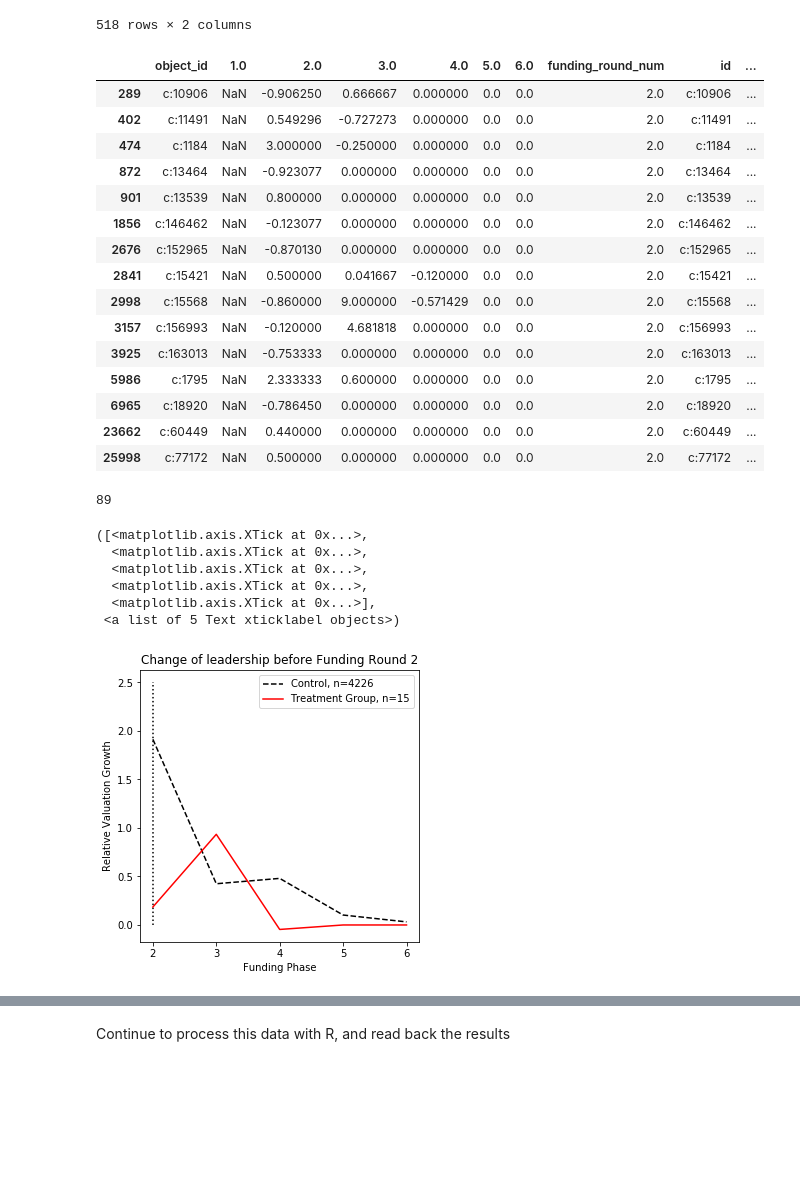
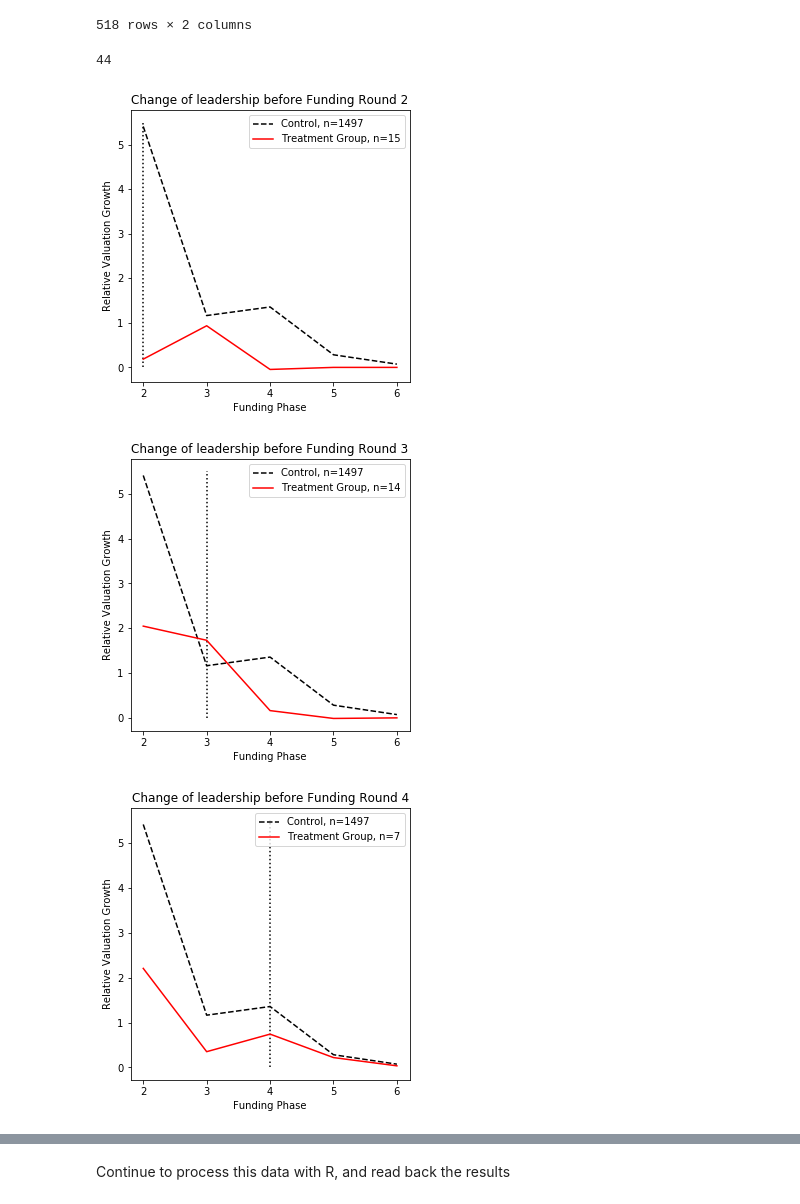
Before and after one commit to chenyangzhu/cz2641-applied-causality, a Jupyter notebook: src/codes/synthetic control.ipynb, the cells around one changed output, grey strips where cells are left out. Saved outputs shown, nothing was run; the diff lists cells and outputs as text; code cells hidden in the pictures; blank space fills up the shorter version.

```diff
--- a/src/codes/synthetic control.ipynb
+++ b/src/codes/synthetic control.ipynb
@@ -31,6 +31,7 @@ funding_matrix = funding_rounds.pivot_table(values="raised_amount_usd",
                            index="object_id",
                            columns='funding_round_num')
 funding_matrix = funding_matrix.pct_change(axis=1) # Use percentage change
+funding_matrix = funding_matrix[funding_matrix[2] !=0]
 funding_matrix
 # %% [output]
 | funding_round_num | 1.0 | 2.0 | 3.0 | 4.0 | 5.0 | 6.0 | 7.0 | 8.0 | 9.0 | 10.0 | ... |
@@ -117,51 +114,72 @@ for i in range(7,16):
   del X[i]
 # %%
 # Sinse we restrict funding round to the first 6
-# if funding round >= 6, we set them NaN
+# if funding round > 6, we set them NaN
 
 X.loc[X.funding_round_num >= 6, "funding_round_num"] = pd.NA
+X.loc[X.funding_round_num == 1, "funding_round_num"] = pd.NA
-# %%
-X[X.funding_round_num == 2]
-# %% [output]
-|  | object_id | 1.0 | 2.0 | 3.0 | 4.0 | 5.0 | 6.0 | funding_round_num | id | ... |
-| 289 | c:10906 | NaN | -0.906250 | 0.666667 | 0.000000 | 0.0 | 0.0 | 2.0 | c:10906 | ... |
-| 402 | c:11491 | NaN | 0.549296 | -0.727273 | 0.000000 | 0.0 | 0.0 | 2.0 | c:11491 | ... |
-| 474 | c:1184 | NaN | 3.000000 | -0.250000 | 0.000000 | 0.0 | 0.0 | 2.0 | c:1184 | ... |
-| 872 | c:13464 | NaN | -0.923077 | 0.000000 | 0.000000 | 0.0 | 0.0 | 2.0 | c:13464 | ... |
-| 901 | c:13539 | NaN | 0.800000 | 0.000000 | 0.000000 | 0.0 | 0.0 | 2.0 | c:13539 | ... |
-| 1856 | c:146462 | NaN | -0.123077 | 0.000000 | 0.000000 | 0.0 | 0.0 | 2.0 | c:146462 | ... |
-| 2676 | c:152965 | NaN | -0.870130 | 0.000000 | 0.000000 | 0.0 | 0.0 | 2.0 | c:152965 | ... |
-| 2841 | c:15421 | NaN | 0.500000 | 0.041667 | -0.120000 | 0.0 | 0.0 | 2.0 | c:15421 | ... |
-| 2998 | c:15568 | NaN | -0.860000 | 9.000000 | -0.571429 | 0.0 | 0.0 | 2.0 | c:15568 | ... |
-| 3157 | c:156993 | NaN | -0.120000 | 4.681818 | 0.000000 | 0.0 | 0.0 | 2.0 | c:156993 | ... |
-| 3925 | c:163013 | NaN | -0.753333 | 0.000000 | 0.000000 | 0.0 | 0.0 | 2.0 | c:163013 | ... |
-| 5986 | c:1795 | NaN | 2.333333 | 0.600000 | 0.000000 | 0.0 | 0.0 | 2.0 | c:1795 | ... |
-| 6965 | c:18920 | NaN | -0.786450 | 0.000000 | 0.000000 | 0.0 | 0.0 | 2.0 | c:18920 | ... |
-| 23662 | c:60449 | NaN | 0.440000 | 0.000000 | 0.000000 | 0.0 | 0.0 | 2.0 | c:60449 | ... |
-| 25998 | c:77172 | NaN | 0.500000 | 0.000000 | 0.000000 | 0.0 | 0.0 | 2.0 | c:77172 | ... |
 # %%
 np.logical_not(X.funding_round_num.isna()).sum()
 # %% [output]
-89
+44
 # %%
 X.to_csv("../data/synthetic_matrix.csv")
 # %%
 plt.figure(figsize=(5,5))
 plt.plot(X[X.funding_round_num.isna()].iloc[:, 2:7].mean(), "k--")
 plt.plot(X[X.funding_round_num == 2].iloc[:, 2:7].mean(), "r")
-plt.vlines(2, ymin=0, ymax=2.5, linestyles="dotted")
+plt.vlines(2, ymin=0, ymax=5.5, linestyles="dotted")
 plt.title("Change of leadership before Funding Round 2")
 
 plt.legend([f"Control, n={(X.funding_round_num.isna()).sum()}",
             f"Treatment Group, n={(X.funding_round_num == 2).sum()}"])
 plt.ylabel("Relative Valuation Growth")
 plt.xlabel("Funding Phase")
 plt.xticks([2,3,4,5,6])
+plt.show()
+
+plt.figure(figsize=(5,5))
+plt.plot(X[X.funding_round_num.isna()].iloc[:, 2:7].mean(), "k--")
+plt.plot(X[X.funding_round_num == 3].iloc[:, 2:7].mean(), "r")
+plt.vlines(3, ymin=0, ymax=5.5, linestyles="dotted")
+plt.title("Change of leadership before Funding Round 3")
+
+plt.legend([f"Control, n={(X.funding_round_num.isna()).sum()}",
+            f"Treatment Group, n={(X.funding_round_num == 3).sum()}"])
+plt.ylabel("Relative Valuation Growth")
+plt.xlabel("Funding Phase")
+plt.xticks([2,3,4,5,6])
+plt.show()
+
+
+plt.figure(figsize=(5,5))
+plt.plot(X[X.funding_round_num.isna()].iloc[:, 2:7].mean(), "k--")
+plt.plot(X[X.funding_round_num == 4].iloc[:, 2:7].mean(), "r")
+plt.vlines(4, ymin=0, ymax=5.5, linestyles="dotted")
+plt.title("Change of leadership before Funding Round 4")
+
+plt.legend([f"Control, n={(X.funding_round_num.isna()).sum()}",
+            f"Treatment Group, n={(X.funding_round_num == 4).sum()}"])
+plt.ylabel("Relative Valuation Growth")
+plt.xlabel("Funding Phase")
+plt.xticks([2,3,4,5,6])
+plt.show()
+
+
+
+plt.figure(figsize=(5,5))
+plt.plot(X[X.funding_round_num.isna()].iloc[:, 2:7].mean(), "k--")
+plt.plot(X[X.funding_round_num == 5].iloc[:, 2:7].mean(), "r")
+plt.vlines(5, ymin=0, ymax=5.5, linestyles="dotted")
+plt.title("Change of leadership before Funding Round 5")
+
+plt.legend([f"Control, n={(X.funding_round_num.isna()).sum()}",
+            f"Treatment Group, n={(X.funding_round_num == 5).sum()}"])
+plt.ylabel("Relative Valuation Growth")
+plt.xlabel("Funding Phase")
+plt.xticks([2,3,4,5,6])
+plt.show()
 # %% [output]
-([<matplotlib.axis.XTick at 0x...>,
-  <matplotlib.axis.XTick at 0x...>,
-  <matplotlib.axis.XTick at 0x...>,
-  <matplotlib.axis.XTick at 0x...>,
-  <matplotlib.axis.XTick at 0x...>],
- <a list of 5 Text xticklabel objects>)
-[figure, old version]
+[figure, new version]
+[figure, added]
+[figure, added]
```
Also changed, not shown: parts of 21 cells of this notebook, 6 other files.
